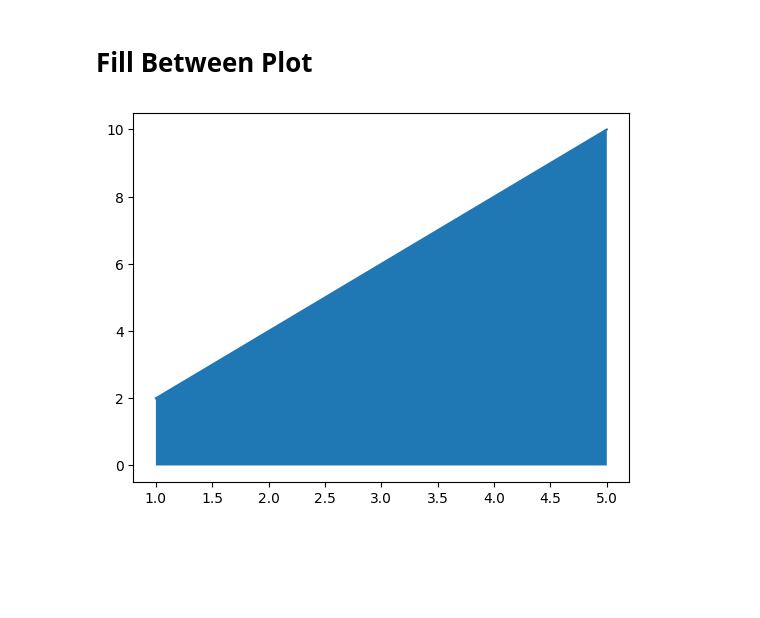
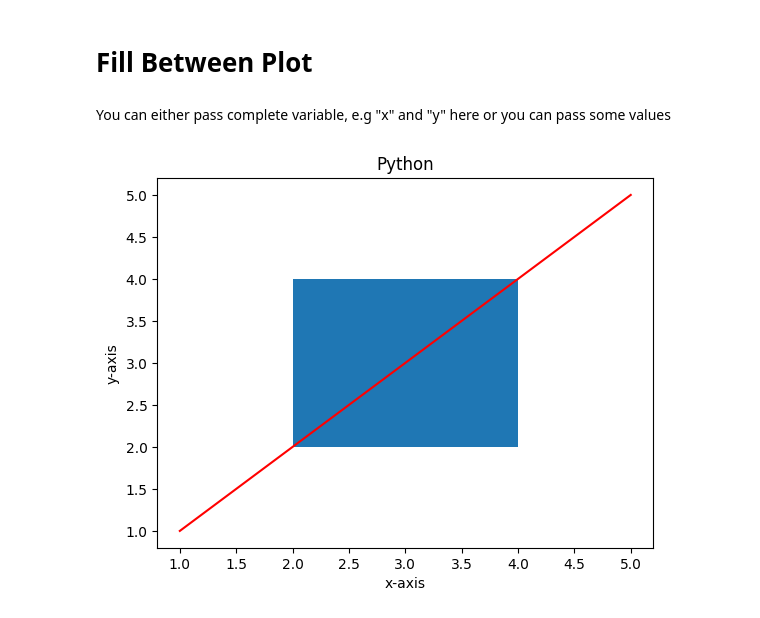
Before and after one commit to Musawer-Afzal/AI-Engineering, a Jupyter notebook: Matplotlib/Fill_between_plot.ipynb, the cells around one changed output. Saved outputs shown, nothing was run; the diff lists cells and outputs as text; code cells hidden in the pictures; blank space fills up the shorter version.

Commit message:
color parameter

```diff
--- a/Matplotlib/Fill_between_plot.ipynb
+++ b/Matplotlib/Fill_between_plot.ipynb
@@ -2,16 +2,21 @@
 # Fill Between Plot
 # %%
 import matplotlib.pyplot as plt
+# %% [markdown]
+You can either pass complete variable, e.g "x" and "y" here or you can pass some values
 # %%
 x = [1, 2, 3, 4, 5]
-y = [2, 4, 6, 8, 10]
+y = [1, 2, 3, 4, 5]
 
 
-plt.plot(x, y)
-plt.fill_between(x, y)
+plt.plot(x, y, color = "r")
+plt.fill_between(x = [2, 4], y1 = 2, y2 = 4)
 
 
 
+plt.title("Python")
+plt.xlabel("x-axis")
+plt.ylabel("y-axis")
 plt.show()
 # %% [output]
-[figure, old version]
+[figure, new version]
```
Also changed, not shown: parts of 2 cells of this notebook.
